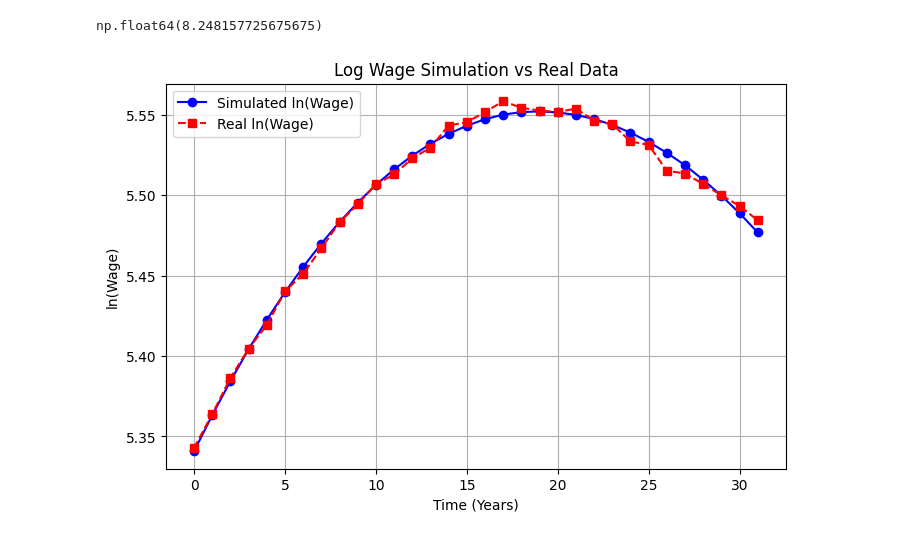
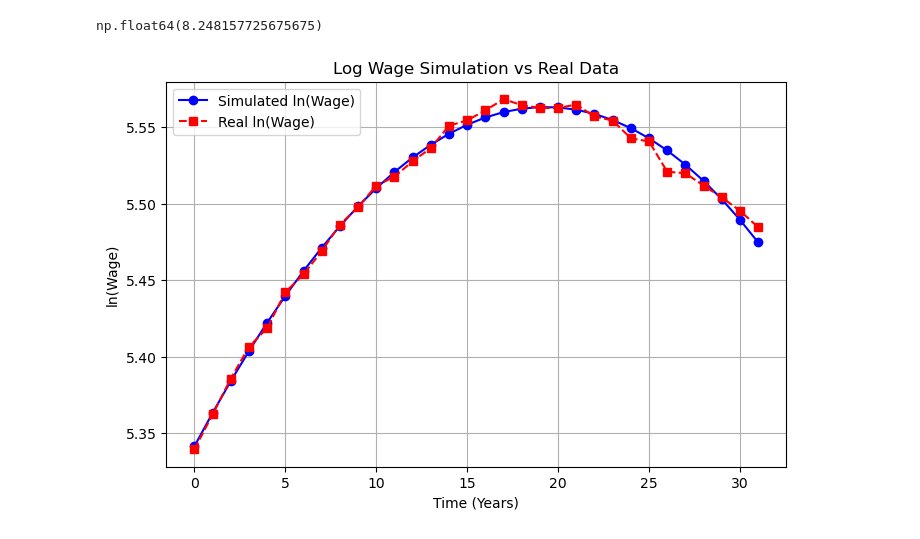
Before and after one commit to math869c/Design_retirement, a Jupyter notebook: Wage estimation.ipynb, the cells around one changed output. Saved outputs shown, nothing was run; the diff lists cells and outputs as text; code cells hidden in the pictures.

```diff
--- a/Wage estimation.ipynb
+++ b/Wage estimation.ipynb
@@ -26,6 +10,6 @@ means_data
 # %%
 def sum_hours(t, hours, delta):
-    total = np.sum(hours[:12])
+    total = 5
     for i in range(t):
         total += (1 - delta) ** i * hours[t - i]
     return total
@@ -44,7 +28,7 @@ def objective_function(params, wages, hours):
     return total_error
 
 initial_guess = [200, 0.02, -0.001, 0.05]
-bounds = [(0.001, 300), (0, 100), (-10, 0), (0, 0.15)]
+bounds = [(0.001, 300), (0, 100), (-10, 0), (0, 0.30)]
 
 def random_initial_guess(bounds):
     # np.random.seed(1)
@@ -73,8 +57,8 @@ estimated_params = result.x
 w_est, beta1_est, beta2_est, delta_est = estimated_params
 
 results_dict = {
-    "Parameter": ["w", "beta1", "beta2", "delta"],
-    "Estimated Value": [w_est, beta1_est, beta2_est, delta_est],
+    "Parameter": ["w",  "beta1", "beta2", "delta"],
+    "Estimated Value": [w_est,  beta1_est, beta2_est, delta_est],
 }
 
 results_df = pd.DataFrame(results_dict)
@@ -103,11 +95,12 @@ np.sum(hours[:12])
 np.float64(8.248157725675675)
 # %%
 def simulate(params, wages, hours):
-    w, beta1, beta2, delta = params
+    w, k0, beta1, beta2, delta = params
     ln_wage = np.zeros(len(wages))
     for t in range(len(wages)):
         ln_wage[t] = (
             np.log(w)
+            + (1 - delta) ** t * k0
             + beta1 * (sum_hours(t, hours, delta))
             + beta2 * t**2
         )
@@ -116,31 +109,31 @@ def simulate(params, wages, hours):
 
 
 ln_wage = simulate(estimated_params, wages, hours)
 
 
 import matplotlib.pyplot as plt
 
 def plot_ln_wage(ln_wage, man_hourly_salary, title="Log Wage Simulation vs Real Data",
                  xlabel="Time (Years)", ylabel="ln(Wage)"):
     plt.figure(figsize=(8, 5))
 
     # Convert real hourly salary to log scale for comparison
     ln_real_wage = np.log(man_hourly_salary)
 
     # Plot simulated ln_wage
     plt.plot(ln_wage, marker="o", linestyle="-", label="Simulated ln(Wage)", color='b')
 
     # Plot real ln(wage)
     plt.plot(ln_real_wage, marker="s", linestyle="--", label="Real ln(Wage)", color='r')
 
     plt.xlabel(xlabel)
     plt.ylabel(ylabel)
     plt.title(title)
     plt.legend()
     plt.grid(True)
     plt.show()
 
 # Example usage
 plot_ln_wage(ln_wage, wages)
 # %% [output]
-[figure, old version]
+[figure, new version]
```
Also changed, not shown: parts of 4 cells of this notebook, 7 other files.
